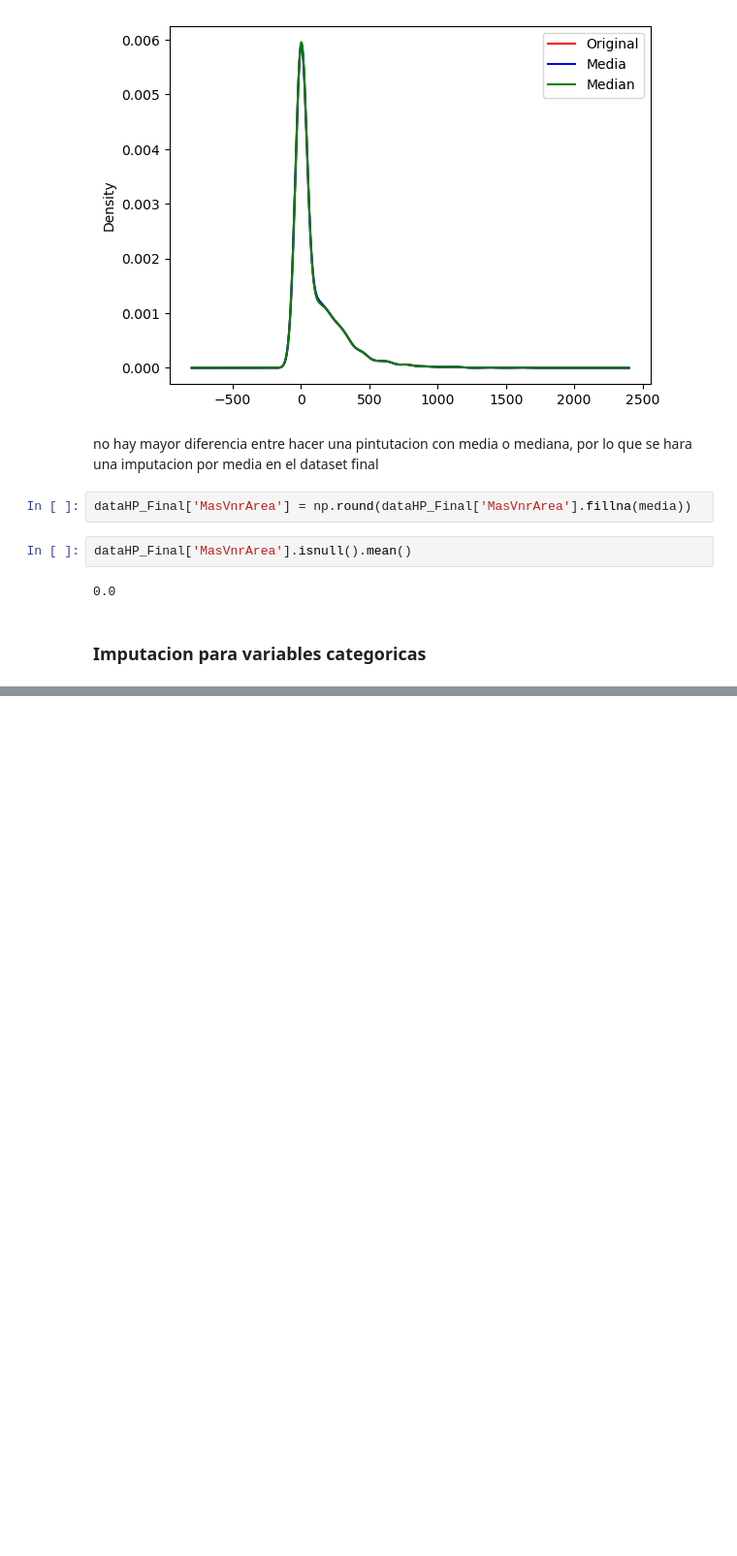
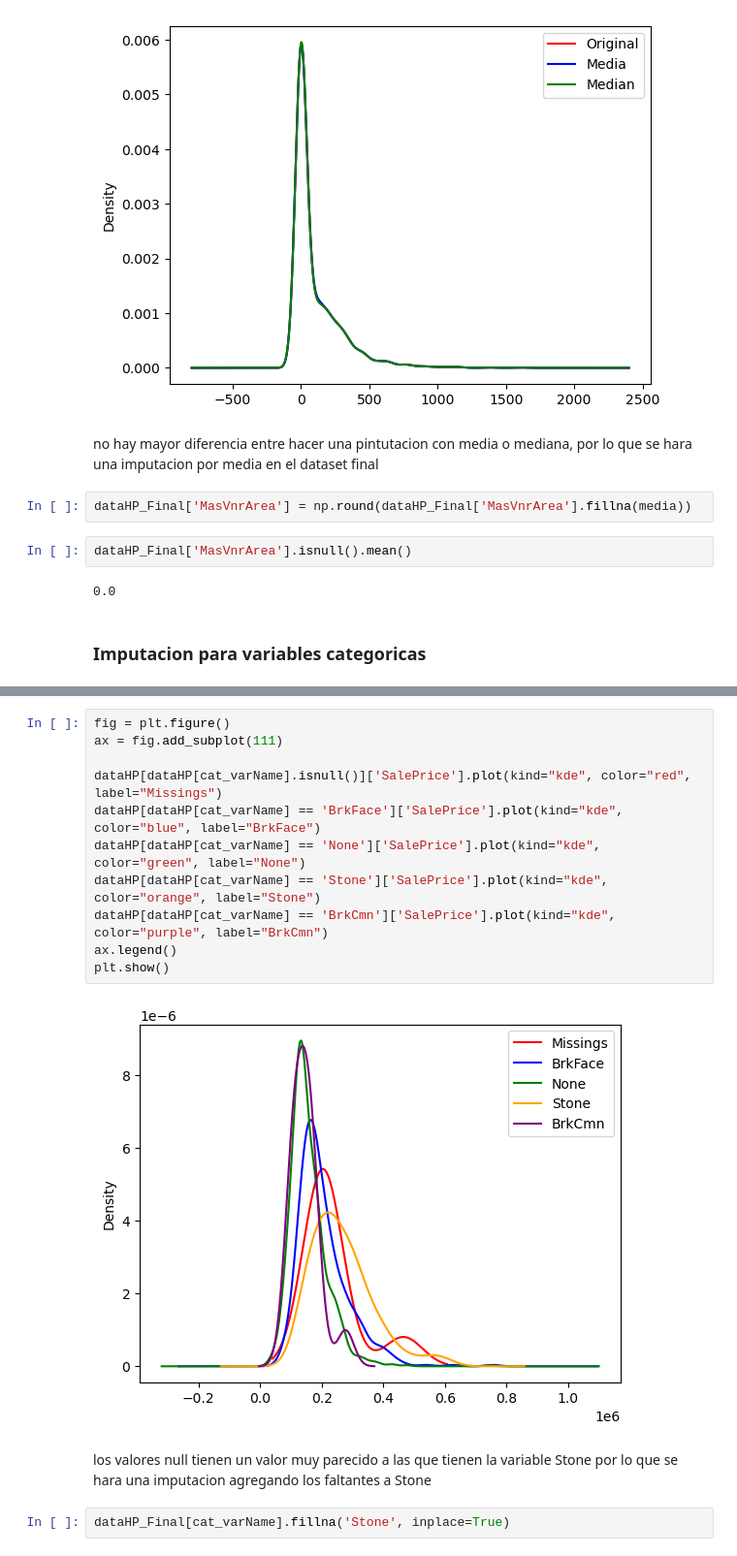
Before and after one commit to JPRodasM/Tarea1_SL, a Jupyter notebook: Tarea1_JuanPabloRodas_23007521.ipynb, the cells around one changed output, grey strips where cells are left out. Shown: that part at 97% size. Cells and saved outputs as stored; diff of their text form; blank space fills up the shorter version.

Commit message:
empezando imputacion de variables categoricas

```diff
--- a/Tarea1_JuanPabloRodas_23007521.ipynb
+++ b/Tarea1_JuanPabloRodas_23007521.ipynb
@@ -96,0 +126,17 @@ dataHP_Final['MasVnrArea'].isnull().mean()
+# %%
+fig = plt.figure()
+ax = fig.add_subplot(111)
+
+dataHP[dataHP[cat_varName].isnull()]['SalePrice'].plot(kind="kde", color="red", label="Missings")
+dataHP[dataHP[cat_varName] == 'BrkFace']['SalePrice'].plot(kind="kde", color="blue", label="BrkFace")
+dataHP[dataHP[cat_varName] == 'None']['SalePrice'].plot(kind="kde", color="green", label="None")
+dataHP[dataHP[cat_varName] == 'Stone']['SalePrice'].plot(kind="kde", color="orange", label="Stone")
+dataHP[dataHP[cat_varName] == 'BrkCmn']['SalePrice'].plot(kind="kde", color="purple", label="BrkCmn")
+ax.legend()
+plt.show()
+# %% [output]
+[figure, added]
+# %% [markdown]
+los valores null tienen un valor muy parecido a las que tienen la variable Stone por lo que se hara una imputacion agregando los faltantes a Stone
+# %%
+dataHP_Final[cat_varName].fillna('Stone', inplace=True)
```
Also changed, not shown: parts of 40 cells of this notebook.
